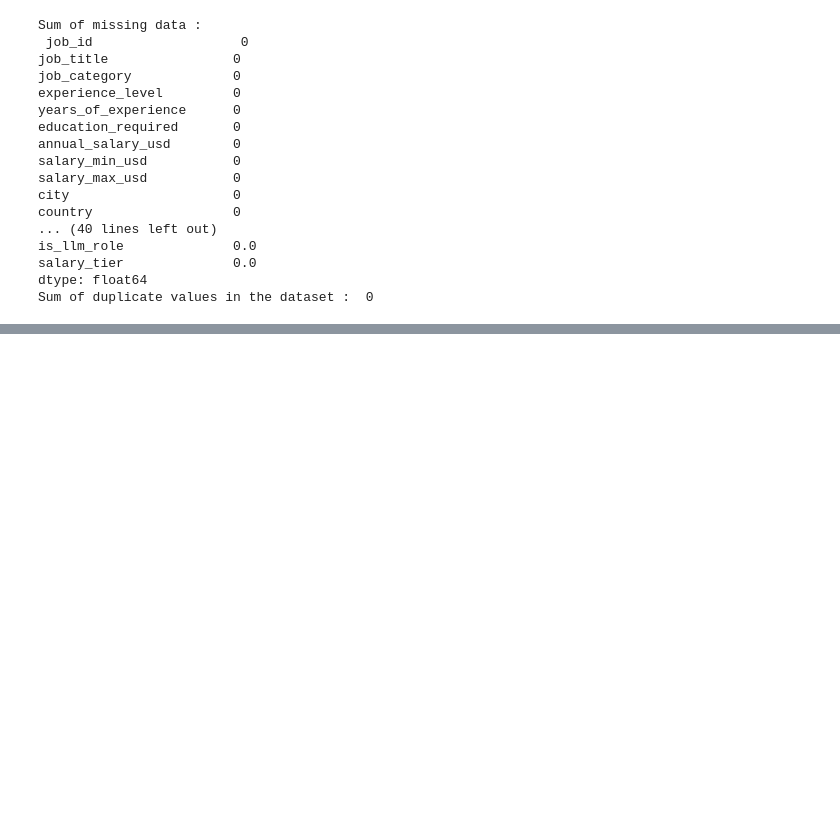
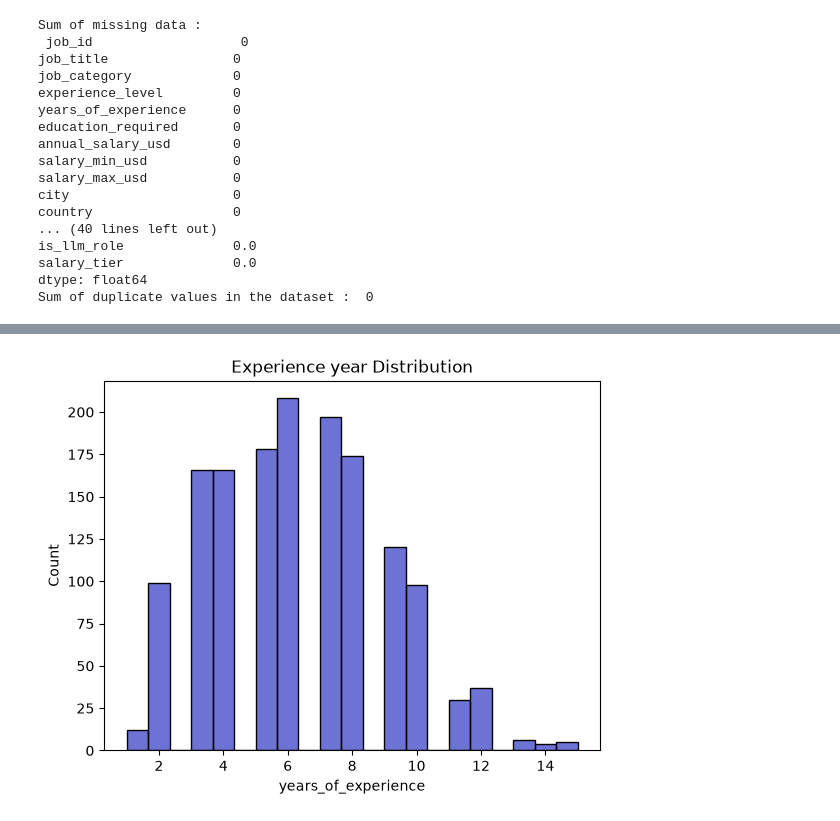
Before and after one commit to ingalemansi70/Machine_Learning, a Jupyter notebook: Assignment_19.ipynb, the cells around one changed output, grey strips where cells are left out. Cells and saved outputs as stored; diff of their text form; code cells hidden in the pictures; blank space fills up the shorter version.

```diff
--- a/Assignment_19.ipynb
+++ b/Assignment_19.ipynb
@@ -91,0 +104,7 @@ max              1.000000     1.000000
+# %%
+#hisplot of years_of_experience
+sns.histplot(data = numerical_df,x="years_of_experience",color="#3c43c7")
+plt.title("Experience year Distribution")
+plt.show()
+# %% [output]
+[figure, added]
```
Also changed, not shown: parts of 8 cells of this notebook.
